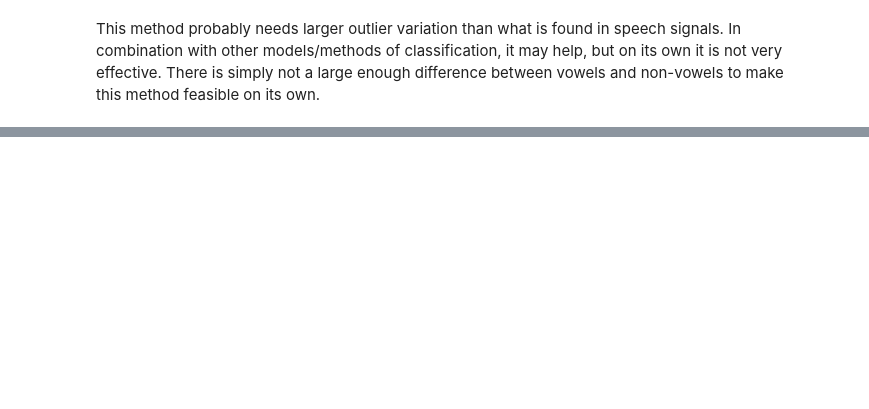
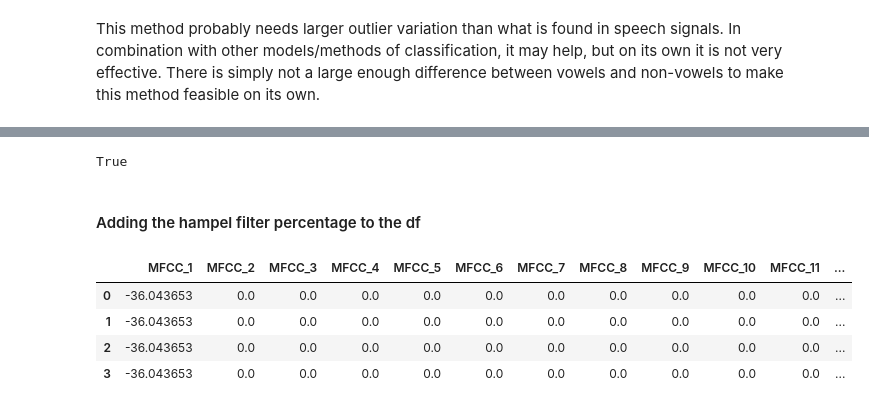
Before and after one commit to gregfeliu/Vowel_Finder, a Jupyter notebook: Optimal_Hampel_Filter_Parameters.ipynb, the cells around one changed output, grey strips where cells are left out. Saved outputs shown, nothing was run; the diff lists cells and outputs as text; code cells hidden in the pictures; blank space fills up the shorter version.

```diff
--- a/Optimal_Hampel_Filter_Parameters.ipynb
+++ b/Optimal_Hampel_Filter_Parameters.ipynb
@@ -391,0 +517,7 @@ This method probably needs larger outlier variation than what is found in speech
+# %%
+# this is, how we say in the biz, legit
+len(a) == len(mfcc_df)
+# %% [output]
+True
+# %% [markdown]
+#### Adding the hampel filter percentage to the df
@@ -391,0 +526,9 @@ This method probably needs larger outlier variation than what is found in speech
+# %%
+# it worked!
+mfcc_df.head(4)
+# %% [output]
+|  | MFCC_1 | MFCC_2 | MFCC_3 | MFCC_4 | MFCC_5 | MFCC_6 | MFCC_7 | MFCC_8 | MFCC_9 | MFCC_10 | MFCC_11 | ... |
+| 0 | -36.043653 | 0.0 | 0.0 | 0.0 | 0.0 | 0.0 | 0.0 | 0.0 | 0.0 | 0.0 | 0.0 | ... |
+| 1 | -36.043653 | 0.0 | 0.0 | 0.0 | 0.0 | 0.0 | 0.0 | 0.0 | 0.0 | 0.0 | 0.0 | ... |
+| 2 | -36.043653 | 0.0 | 0.0 | 0.0 | 0.0 | 0.0 | 0.0 | 0.0 | 0.0 | 0.0 | 0.0 | ... |
+| 3 | -36.043653 | 0.0 | 0.0 | 0.0 | 0.0 | 0.0 | 0.0 | 0.0 | 0.0 | 0.0 | 0.0 | ... |
```
Also changed, not shown: parts of 113 cells of this notebook.
